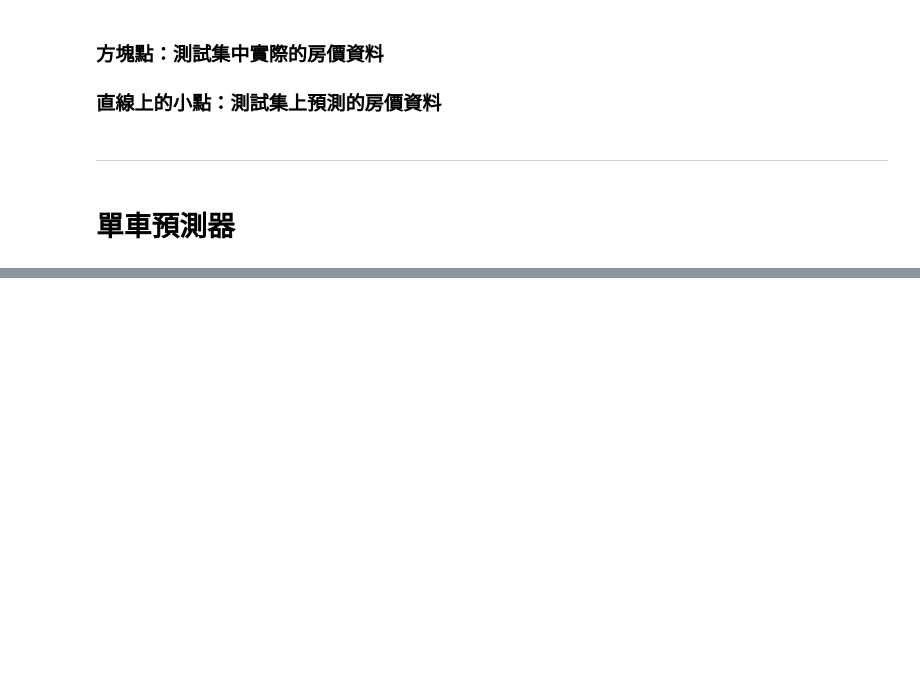
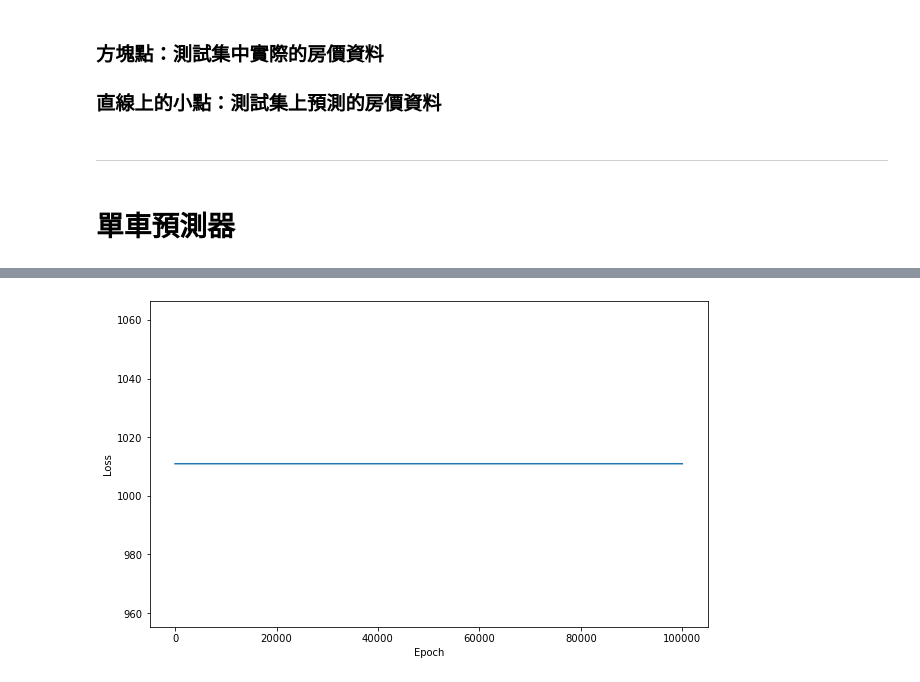
Before and after one commit to JackyPro/Jupyter_PyTorch, a Jupyter notebook: Day3.ipynb, the cells around one changed output, grey strips where cells are left out. Cells and saved outputs as stored; diff of their text form; code cells hidden in the pictures; blank space fills up the shorter version.

```diff
--- a/Day3.ipynb
+++ b/Day3.ipynb
@@ -129,0 +219,37 @@ plt.show()
+# %%
+learning_rate = 0.0001 #设置学习率
+losses = []
+for i in range(100000):
+    # 從輸入層到隱藏層的計算
+    hidden = x.expand(sz, len(x)).t()* weights.expand(len(x), sz) + biases.expand(len(x), sz)
+    #此時，hidden變數的尺寸是：(50,10)，即50個資料點，10個隱藏層神經元
+
+    # 將sigmoid函數作用在隱藏層的每一個神經元上
+    hidden = torch.sigmoid(hidden)
+
+    # 隱藏層輸出到輸出層，計算獲得最後預測
+    predictions = hidden.mm(weights2)
+
+    # 此時，predictions的尺寸為：(50,1)，即50個資料點的預測數值
+    # 透過與資料中的標準答案y做比較，計算均方誤差
+    loss = torch.mean((predictions - y) ** 2)
+
+    #此時，loss為一個純量，即一個數
+    losses.append(loss.data.numpy())
+
+    if i % 10000 == 0:
+      print('loss:', loss)
+
+    # *****************************************************
+    # 接下來開始梯度向降演算法，將誤差反向傳播
+    loss.backward() #对损失函数进行梯度反传
+
+    # 利用上一步計算中獲得的weights，biases等梯度資訊更新weights或biases的數值
+    weights.data.add_(  - learning_rate * weights.grad.data  )
+    biases.data.add_(   - learning_rate * biases.grad.data   )
+    weights2.data.add_( - learning_rate * weights2.grad.data )
+
+    # 清空所有變數的梯度值
+    weights.grad.data.zero_()
+    biases.grad.data.zero_()
+    weights2.grad.data.zero_()
@@ -129,0 +267,9 @@ plt.show()
+# %%
+plt.figure(figsize = (10, 6)) #设定绘图窗口大小
+plt.plot(losses)
+# plt.axis([0, 1000000, 1010.8, 1011.2])
+plt.xlabel('Epoch')
+plt.ylabel('Loss')
+plt.show()
+# %% [output]
+[figure, added]
```
Also changed, not shown: parts of 52 cells of this notebook.
